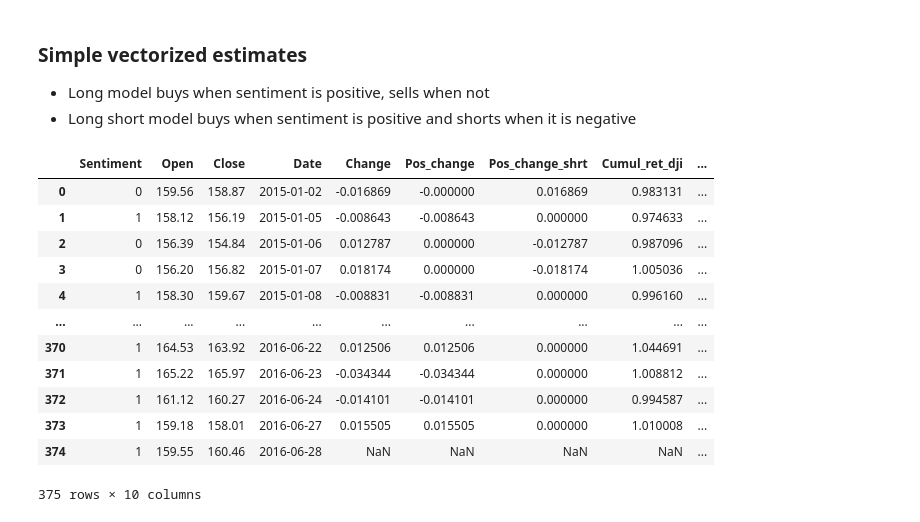
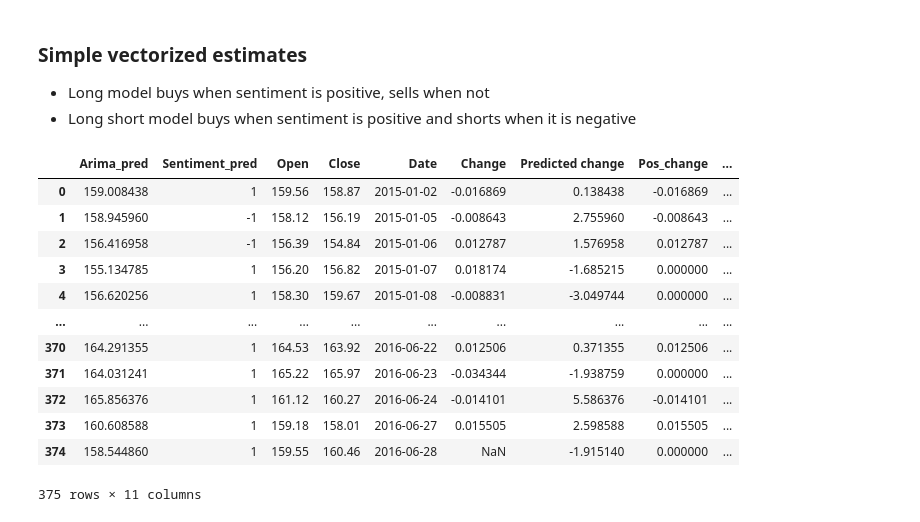
Before and after one commit to bagnalln/sentiment_stocks_ece579, a Jupyter notebook: Sentiment_Stocks.ipynb, the cells around one changed output. Saved outputs shown, nothing was run; the diff lists cells and outputs as text; code cells hidden in the pictures.

```diff
--- a/Sentiment_Stocks.ipynb
+++ b/Sentiment_Stocks.ipynb
@@ -1107,26 +1063,37 @@ def simple_backtest(start_date, predictions, stock_data, end_date = '2016-07-01'
   return pred_df
-# %%
-predictions = generic_forrest.predictions
-stock_data = dia_data.data.reset_index()
-# randomforrest
-pred_df_forrest = simple_backtest('2014-12-31', predictions, stock_data)
-# xgboost
-pred_df_xgboost = simple_backtest('2014-12-31', y_pred, stock_data)
-pred_df_xgboost
-# %% [output]
-|  | Sentiment | Open | Close | Date | Change | Pos_change | Pos_change_shrt | Cumul_ret_dji | ... |
-| 0 | 0 | 159.56 | 158.87 | 2015-01-02 | -0.016869 | -0.000000 | 0.016869 | 0.983131 | ... |
-| 1 | 1 | 158.12 | 156.19 | 2015-01-05 | -0.008643 | -0.008643 | 0.000000 | 0.974633 | ... |
-| 2 | 0 | 156.39 | 154.84 | 2015-01-06 | 0.012787 | 0.000000 | -0.012787 | 0.987096 | ... |
-| 3 | 0 | 156.20 | 156.82 | 2015-01-07 | 0.018174 | 0.000000 | -0.018174 | 1.005036 | ... |
-| 4 | 1 | 158.30 | 159.67 | 2015-01-08 | -0.008831 | -0.008831 | 0.000000 | 0.996160 | ... |
-| ... | ... | ... | ... | ... | ... | ... | ... | ... | ... |
-| 370 | 1 | 164.53 | 163.92 | 2016-06-22 | 0.012506 | 0.012506 | 0.000000 | 1.044691 | ... |
-| 371 | 1 | 165.22 | 165.97 | 2016-06-23 | -0.034344 | -0.034344 | 0.000000 | 1.008812 | ... |
-| 372 | 1 | 161.12 | 160.27 | 2016-06-24 | -0.014101 | -0.014101 | 0.000000 | 0.994587 | ... |
-| 373 | 1 | 159.18 | 158.01 | 2016-06-27 | 0.015505 | 0.015505 | 0.000000 | 1.010008 | ... |
-| 374 | 1 | 159.55 | 160.46 | 2016-06-28 | NaN | NaN | NaN | NaN | ... |
-375 rows × 10 columns
+# %%
+news_predictions = generic_forrest.predictions
+reddit_predictions = reddit_forrest.predictions
+
+stock_data = dia_data.data.reset_index()
+# randomforrest
+pred_df_forrest = simple_backtest('2014-12-31', news_predictions, stock_data)
+
+pred_df_reddit_forest = simple_backtest('2014-12-31', reddit_predictions, stock_data)
+# xgboost
+pred_df_xgboost = simple_backtest('2014-12-31', dia_pred, stock_data)
+
+# arima
+pred_df_arima = simple_backtest('2014-12-31', news_predictions, stock_data, arima_predictions, arima_thresh = .1, arima = True)
+
+#combo arima forest
+pred_df_arima_forest = simple_backtest('2014-12-31', news_predictions, stock_data, arima_predictions, arima_thresh = .1, arima_weight = 2, sentiment_weight = 1, arima = True, combo = True)
+
+pred_df_arima
+# %% [output]
+|  | Arima_pred | Sentiment_pred | Open | Close | Date | Change | Predicted change | Pos_change | ... |
+| 0 | 159.008438 | 1 | 159.56 | 158.87 | 2015-01-02 | -0.016869 | 0.138438 | -0.016869 | ... |
+| 1 | 158.945960 | -1 | 158.12 | 156.19 | 2015-01-05 | -0.008643 | 2.755960 | -0.008643 | ... |
+| 2 | 156.416958 | -1 | 156.39 | 154.84 | 2015-01-06 | 0.012787 | 1.576958 | 0.012787 | ... |
+| 3 | 155.134785 | 1 | 156.20 | 156.82 | 2015-01-07 | 0.018174 | -1.685215 | 0.000000 | ... |
+| 4 | 156.620256 | 1 | 158.30 | 159.67 | 2015-01-08 | -0.008831 | -3.049744 | 0.000000 | ... |
+| ... | ... | ... | ... | ... | ... | ... | ... | ... | ... |
+| 370 | 164.291355 | 1 | 164.53 | 163.92 | 2016-06-22 | 0.012506 | 0.371355 | 0.012506 | ... |
+| 371 | 164.031241 | 1 | 165.22 | 165.97 | 2016-06-23 | -0.034344 | -1.938759 | 0.000000 | ... |
+| 372 | 165.856376 | 1 | 161.12 | 160.27 | 2016-06-24 | -0.014101 | 5.586376 | -0.014101 | ... |
+| 373 | 160.608588 | 1 | 159.18 | 158.01 | 2016-06-27 | 0.015505 | 2.598588 | 0.015505 | ... |
+| 374 | 158.544860 | 1 | 159.55 | 160.46 | 2016-06-28 | NaN | -1.915140 | 0.000000 | ... |
+375 rows × 11 columns
 # %%
 # Plot results
 import matplotlib.pyplot as plt
```
Also changed, not shown: parts of 50 cells of this notebook.
